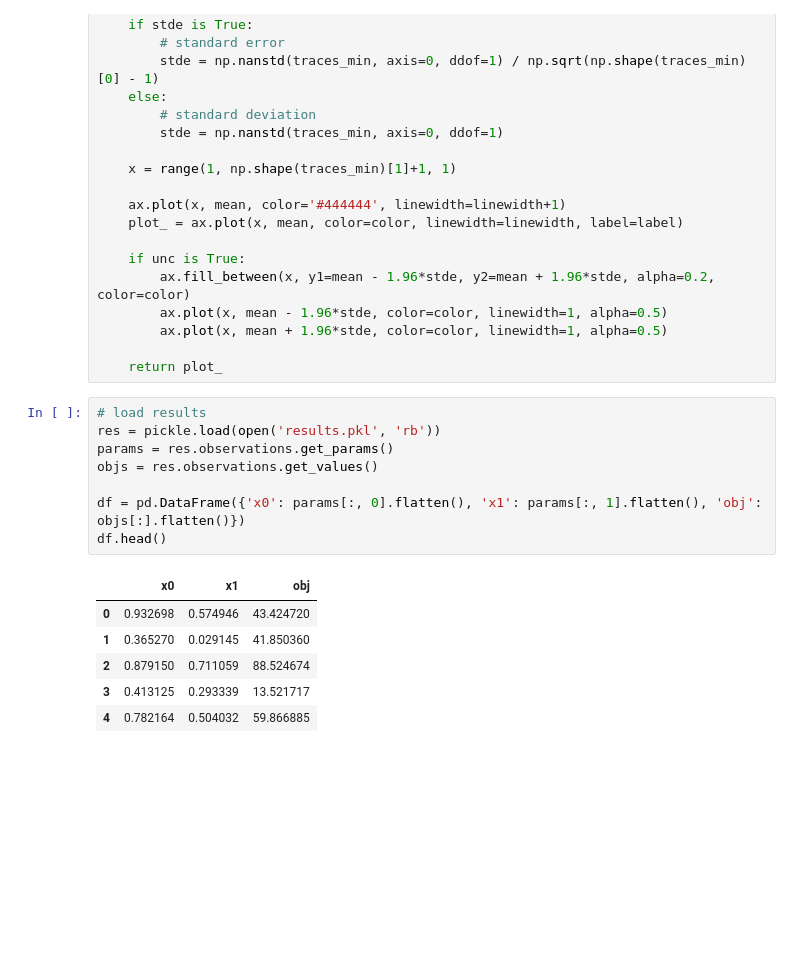
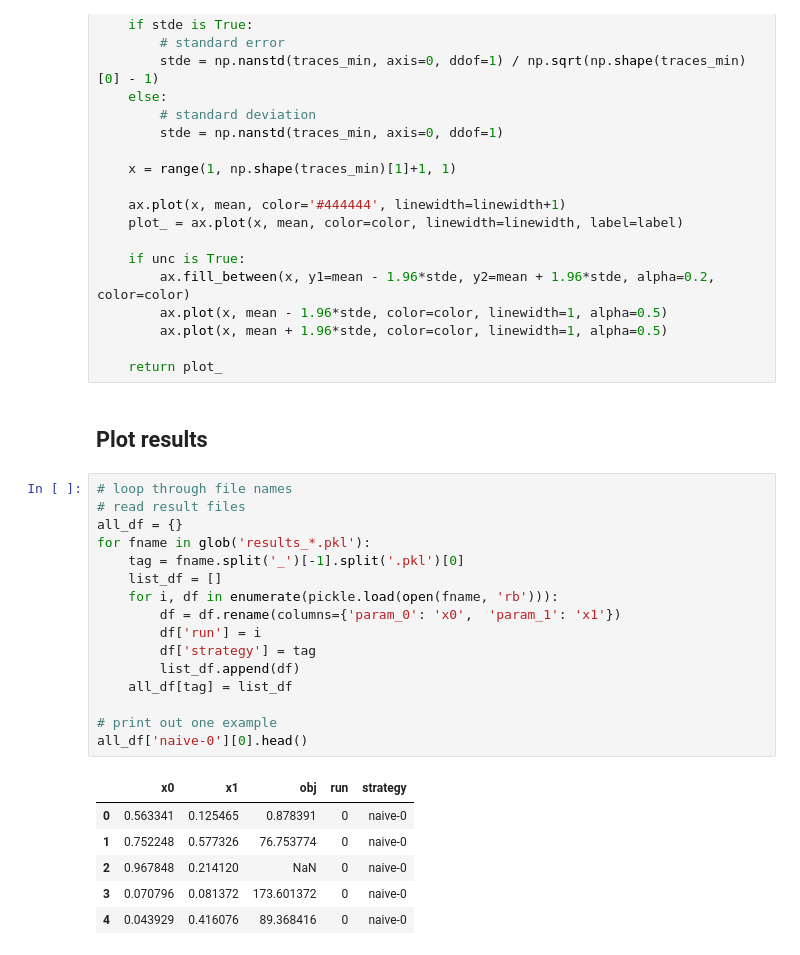
Before and after one commit to aspuru-guzik-group/atlas, a Jupyter notebook: examples/unknown_constraints/plot_results.ipynb, the cells around one changed output. Drawn from its saved outputs; the diff is of its cells as text; blank space fills up the shorter version.

```diff
--- a/examples/unknown_constraints/plot_results.ipynb
+++ b/examples/unknown_constraints/plot_results.ipynb
@@ -225,20 +225,30 @@ def plot_min_trace_mean(
         ax.plot(x, mean + 1.96*stde, color=color, linewidth=1, alpha=0.5)
 
     return plot_
-# %%
-# load results
-res = pickle.load(open('results.pkl', 'rb'))
-params = res.observations.get_params()
-objs = res.observations.get_values()
-
-df = pd.DataFrame({'x0': params[:, 0].flatten(), 'x1': params[:, 1].flatten(), 'obj': objs[:].flatten()})
-df.head()
-# %% [output]
-|  | x0 | x1 | obj |
-| 0 | 0.932698 | 0.574946 | 43.424720 |
-| 1 | 0.365270 | 0.029145 | 41.850360 |
-| 2 | 0.879150 | 0.711059 | 88.524674 |
-| 3 | 0.413125 | 0.293339 | 13.521717 |
-| 4 | 0.782164 | 0.504032 | 59.866885 |
+# %% [markdown]
+## Plot results
+# %%
+# loop through file names
+# read result files
+all_df = {}
+for fname in glob('results_*.pkl'):
+    tag = fname.split('_')[-1].split('.pkl')[0]
+    list_df = []
+    for i, df in enumerate(pickle.load(open(fname, 'rb'))):
+        df = df.rename(columns={'param_0': 'x0',  'param_1': 'x1'})
+        df['run'] = i
+        df['strategy'] = tag
+        list_df.append(df)
+    all_df[tag] = list_df
+
+# print out one example
+all_df['naive-0'][0].head()
+# %% [output]
+|  | x0 | x1 | obj | run | strategy |
+| 0 | 0.563341 | 0.125465 | 0.878391 | 0 | naive-0 |
+| 1 | 0.752248 | 0.577326 | 76.753774 | 0 | naive-0 |
+| 2 | 0.967848 | 0.214120 | NaN | 0 | naive-0 |
+| 3 | 0.070796 | 0.081372 | 173.601372 | 0 | naive-0 |
+| 4 | 0.043929 | 0.416076 | 89.368416 | 0 | naive-0 |
 # %%
 fig, axes = plt.subplots(1, 3, figsize=(12, 4))
```
Also changed, not shown: parts of 1 cell of this notebook, 5 other files.
